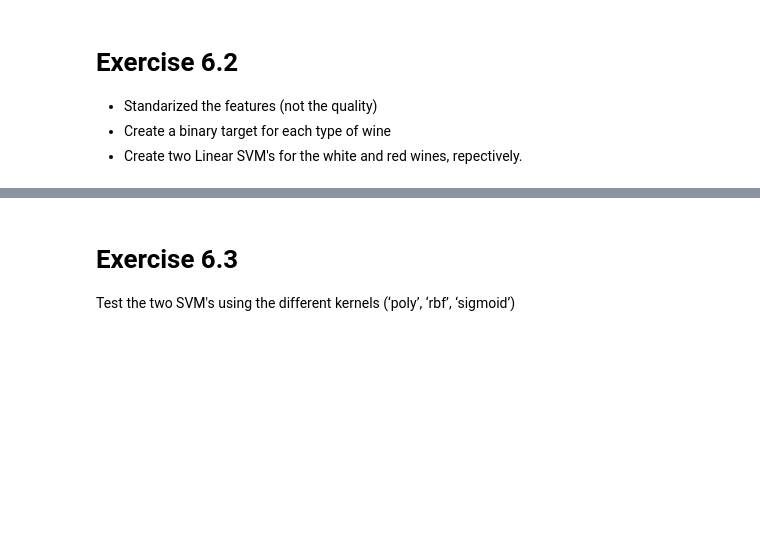
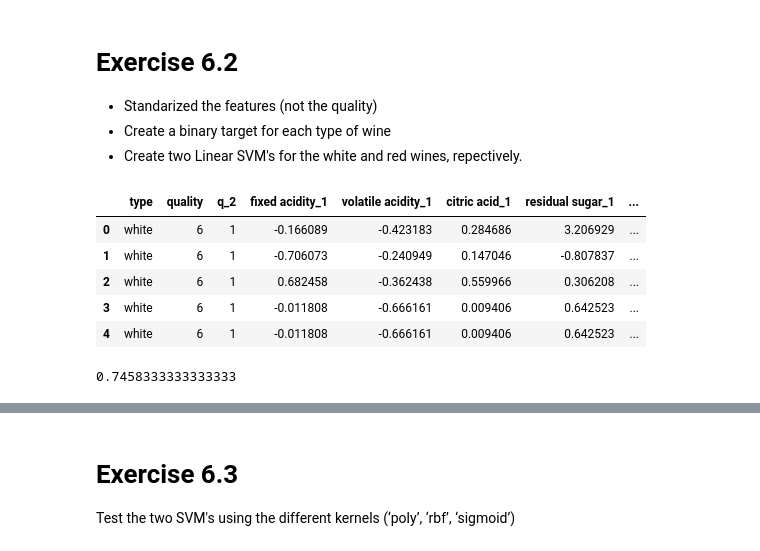
Before and after one commit to julianfbaquero/PracticalMachineLearningClass, a Jupyter notebook: Exercices-JulianBaquero/E6-SVM&Regularization.ipynb, the cells around one changed output, grey strips where cells are left out. Saved outputs shown, nothing was run; the diff lists cells and outputs as text; code cells hidden in the pictures; blank space fills up the shorter version.

```diff
--- a/Exercices-JulianBaquero/E6-SVM&Regularization.ipynb
+++ b/Exercices-JulianBaquero/E6-SVM&Regularization.ipynb
@@ -80,3 +80,26 @@ datared.head()
 * Standarized the features (not the quality)
 * Create a binary target for each type of wine
 * Create two Linear SVM's for the white and red wines, repectively.
+# %%
+data_nm = data[['type', 'quality','q_2']]
+# %%
+import warnings
+warnings.filterwarnings('ignore')
+
+
+var=list(data)
+var.remove("quality")
+var.remove("type")
+var.remove("q_2")
+
+
+for i in range(0,len(var)):
+    data_nm[var[i]+"_1"] = (data[var[i]]-data[var[i]].mean())/(data[var[i]].std(ddof=0))
+data_nm.head()
+# %% [output]
+|  | type | quality | q_2 | fixed acidity_1 | volatile acidity_1 | citric acid_1 | residual sugar_1 | ... |
+| 0 | white | 6 | 1 | -0.166089 | -0.423183 | 0.284686 | 3.206929 | ... |
+| 1 | white | 6 | 1 | -0.706073 | -0.240949 | 0.147046 | -0.807837 | ... |
+| 2 | white | 6 | 1 | 0.682458 | -0.362438 | 0.559966 | 0.306208 | ... |
+| 3 | white | 6 | 1 | -0.011808 | -0.666161 | 0.009406 | 0.642523 | ... |
+| 4 | white | 6 | 1 | -0.011808 | -0.666161 | 0.009406 | 0.642523 | ... |
@@ -82,0 +126,6 @@ datared.head()
+# %%
+clf_rw = SVC(kernel='linear')
+clf_rw.fit(X_train_rw, y_train_rw)
+clf_rw.score(X_test_rw,y_test_rw)
+# %% [output]
+0.7458333333333333
```
Also changed, not shown: parts of 53 cells of this notebook.
